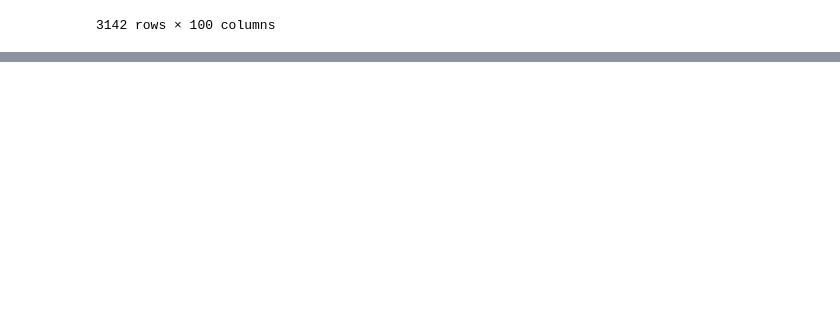
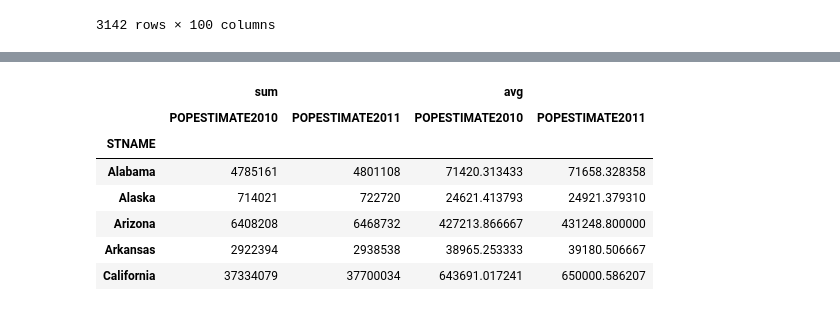
Before and after one commit to michaelsjoeberg/introduction_to_data_science_in_python, a Jupyter notebook: Week 3/advanced-python-pandas.ipynb, the cells around one changed output, grey strips where cells are left out. Cells and saved outputs as stored; diff of their text form; code cells hidden in the pictures; blank space fills up the shorter version.

```diff
--- a/Week 3/advanced-python-pandas.ipynb
+++ b/Week 3/advanced-python-pandas.ipynb
@@ -253,0 +352,4 @@ df.apply(min_max, axis=1)
+# %%
+#reset
+df = pd.read_csv('census.csv')
+df = df[df['SUMLEV'] == 50]
@@ -253,0 +366,3 @@ df.apply(min_max, axis=1)
+# %%
+(df.set_index('STNAME').groupby(level=0)['CENSUS2010POP']
+     .agg({'avg': np.average, 'sum': np.sum})).head()
@@ -253,0 +377,12 @@ df.apply(min_max, axis=1)
+# %%
+(df.set_index('STNAME').groupby(level=0)['POPESTIMATE2010', 'POPESTIMATE2011']
+     .agg({'avg': np.average, 'sum': np.sum})).head()
+# %% [output]
+|  | sum |  | avg |  |
+|  | POPESTIMATE2010 | POPESTIMATE2011 | POPESTIMATE2010 | POPESTIMATE2011 |
+| STNAME |  |  |  |  |
+| Alabama | 4785161 | 4801108 | 71420.313433 | 71658.328358 |
+| Alaska | 714021 | 722720 | 24621.413793 | 24921.379310 |
+| Arizona | 6408208 | 6468732 | 427213.866667 | 431248.800000 |
+| Arkansas | 2922394 | 2938538 | 38965.253333 | 39180.506667 |
+| California | 37334079 | 37700034 | 643691.017241 | 650000.586207 |
```
Also changed, not shown: parts of 8 cells of this notebook.
